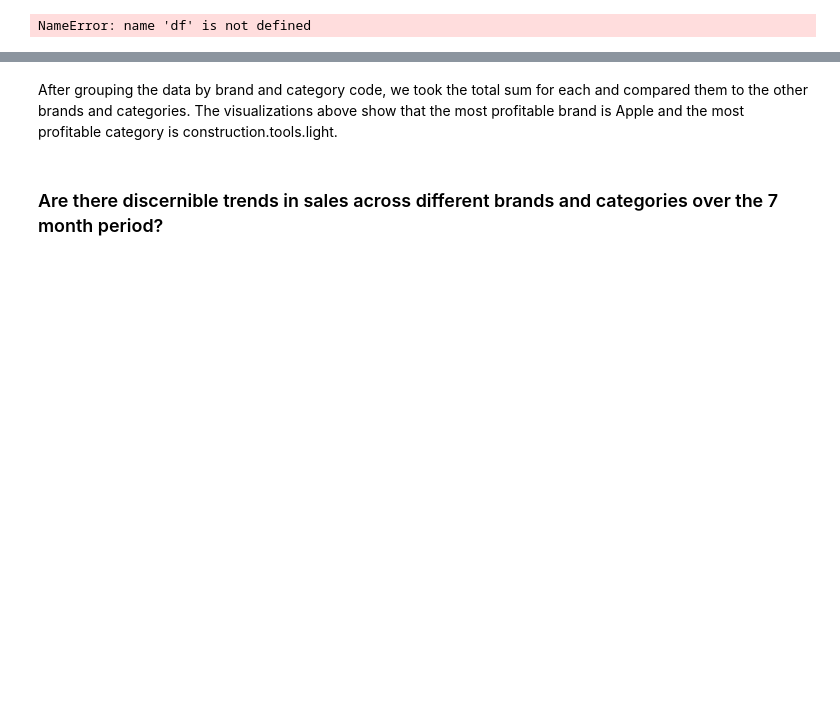
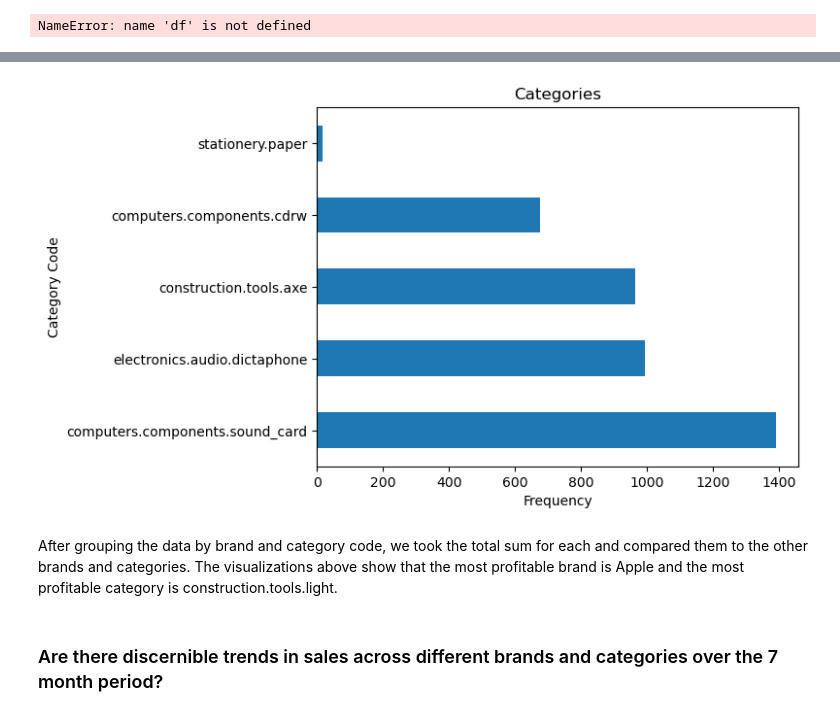
Before and after one commit to seel6470/CSPB-4502-Group-9-Project, a Jupyter notebook: Project Code.ipynb, the cells around one changed output, grey strips where cells are left out. Cells and saved outputs as stored; diff of their text form; code cells hidden in the pictures; blank space fills up the shorter version.

```diff
--- a/Project Code.ipynb
+++ b/Project Code.ipynb
@@ -359,3 +356,14 @@ NameError: name 'df' is not defined
+# %%
+running_sum = running_sum.sort_values(ascending=True)
+
+running_sum.head().plot(kind='barh')
+plt.title('Categories')
+plt.xlabel('Frequency')
+plt.ylabel('Category Code')
+plt.gca().invert_yaxis()  # Invert y-axis to display highest frequency at the top
+plt.show()
+# %% [output]
+[figure, added]
 # %% [markdown]
 After grouping the data by brand and category code, we took the total sum for each and compared them to the other brands and categories. The visualizations above show that the most profitable brand is Apple and the most profitable category is construction.tools.light.
 # %% [markdown]
```
Also changed, not shown: parts of 23 cells of this notebook.
